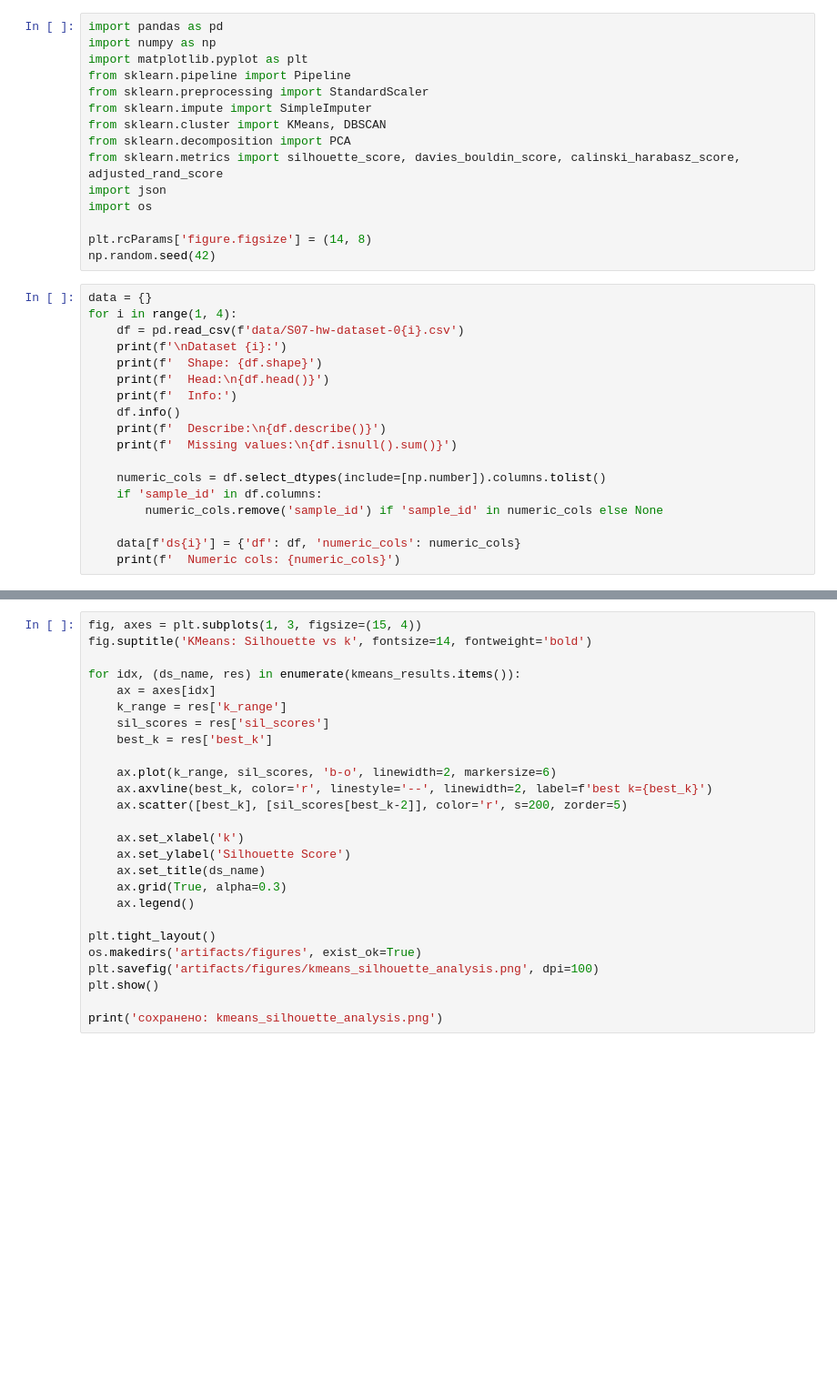
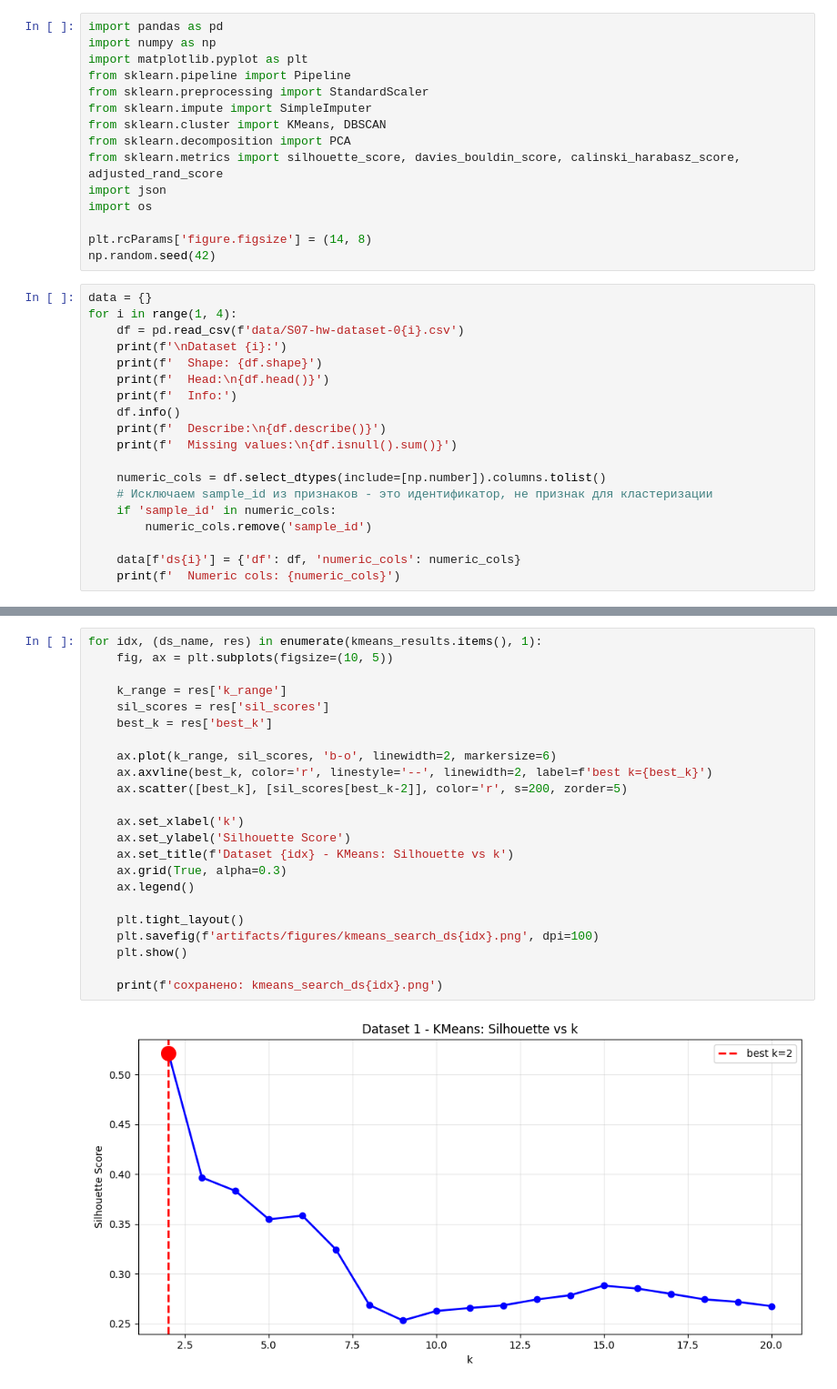
Before and after one commit to andrew-dyakov/-, a Jupyter notebook: homeworks/HW07/HW07.ipynb, the cells around one changed output, grey strips where cells are left out. Shown at 91% size. Saved outputs shown, nothing was run; the diff lists cells and outputs as text; blank space fills up the shorter version.

```diff
--- a/homeworks/HW07/HW07.ipynb
+++ b/homeworks/HW07/HW07.ipynb
@@ -26,8 +26,9 @@ for i in range(1, 4):
     print(f'  Missing values:\n{df.isnull().sum()}')
 
     numeric_cols = df.select_dtypes(include=[np.number]).columns.tolist()
-    if 'sample_id' in df.columns:
-        numeric_cols.remove('sample_id') if 'sample_id' in numeric_cols else None
+    # Исключаем sample_id из признаков - это идентификатор, не признак для кластеризации
+    if 'sample_id' in numeric_cols:
+        numeric_cols.remove('sample_id')
 
     data[f'ds{i}'] = {'df': df, 'numeric_cols': numeric_cols}
     print(f'  Numeric cols: {numeric_cols}')
@@ -97,26 +141,25 @@ for ds_name, prep_data in preprocessed.items():
-# %%
-fig, axes = plt.subplots(1, 3, figsize=(15, 4))
-fig.suptitle('KMeans: Silhouette vs k', fontsize=14, fontweight='bold')
-
-for idx, (ds_name, res) in enumerate(kmeans_results.items()):
-    ax = axes[idx]
-    k_range = res['k_range']
-    sil_scores = res['sil_scores']
-    best_k = res['best_k']
-
-    ax.plot(k_range, sil_scores, 'b-o', linewidth=2, markersize=6)
-    ax.axvline(best_k, color='r', linestyle='--', linewidth=2, label=f'best k={best_k}')
-    ax.scatter([best_k], [sil_scores[best_k-2]], color='r', s=200, zorder=5)
-
-    ax.set_xlabel('k')
-    ax.set_ylabel('Silhouette Score')
-    ax.set_title(ds_name)
-    ax.grid(True, alpha=0.3)
-    ax.legend()
-
-plt.tight_layout()
-os.makedirs('artifacts/figures', exist_ok=True)
-plt.savefig('artifacts/figures/kmeans_silhouette_analysis.png', dpi=100)
-plt.show()
-
-print('сохранено: kmeans_silhouette_analysis.png')
+# %%
+for idx, (ds_name, res) in enumerate(kmeans_results.items(), 1):
+    fig, ax = plt.subplots(figsize=(10, 5))
+
+    k_range = res['k_range']
+    sil_scores = res['sil_scores']
+    best_k = res['best_k']
+
+    ax.plot(k_range, sil_scores, 'b-o', linewidth=2, markersize=6)
+    ax.axvline(best_k, color='r', linestyle='--', linewidth=2, label=f'best k={best_k}')
+    ax.scatter([best_k], [sil_scores[best_k-2]], color='r', s=200, zorder=5)
+
+    ax.set_xlabel('k')
+    ax.set_ylabel('Silhouette Score')
+    ax.set_title(f'Dataset {idx} - KMeans: Silhouette vs k')
+    ax.grid(True, alpha=0.3)
+    ax.legend()
+
+    plt.tight_layout()
+    plt.savefig(f'artifacts/figures/kmeans_search_ds{idx}.png', dpi=100)
+    plt.show()
+
+    print(f'сохранено: kmeans_search_ds{idx}.png')
+# %% [output]
+[figure, added]
```
Also changed, not shown: parts of 13 cells of this notebook, 15 other files.
